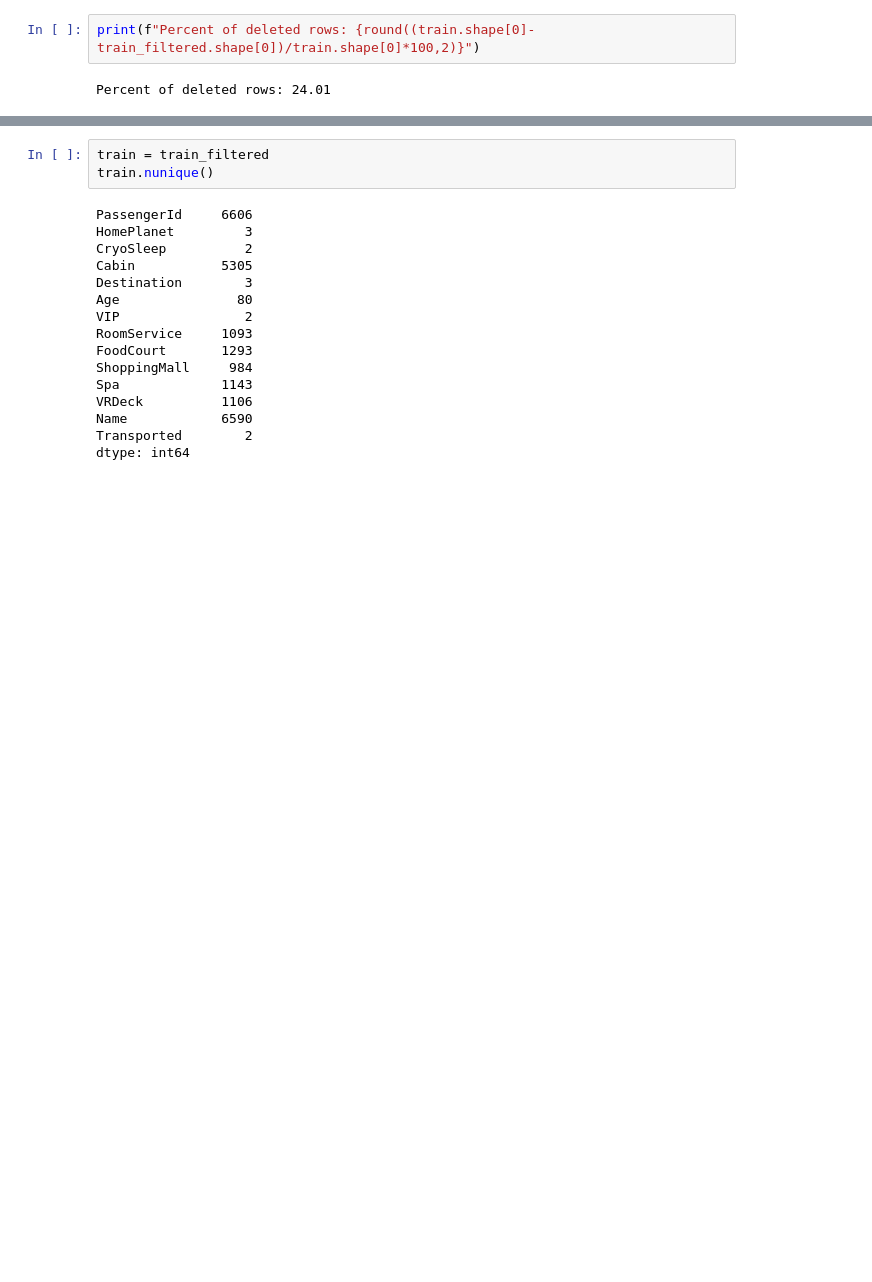
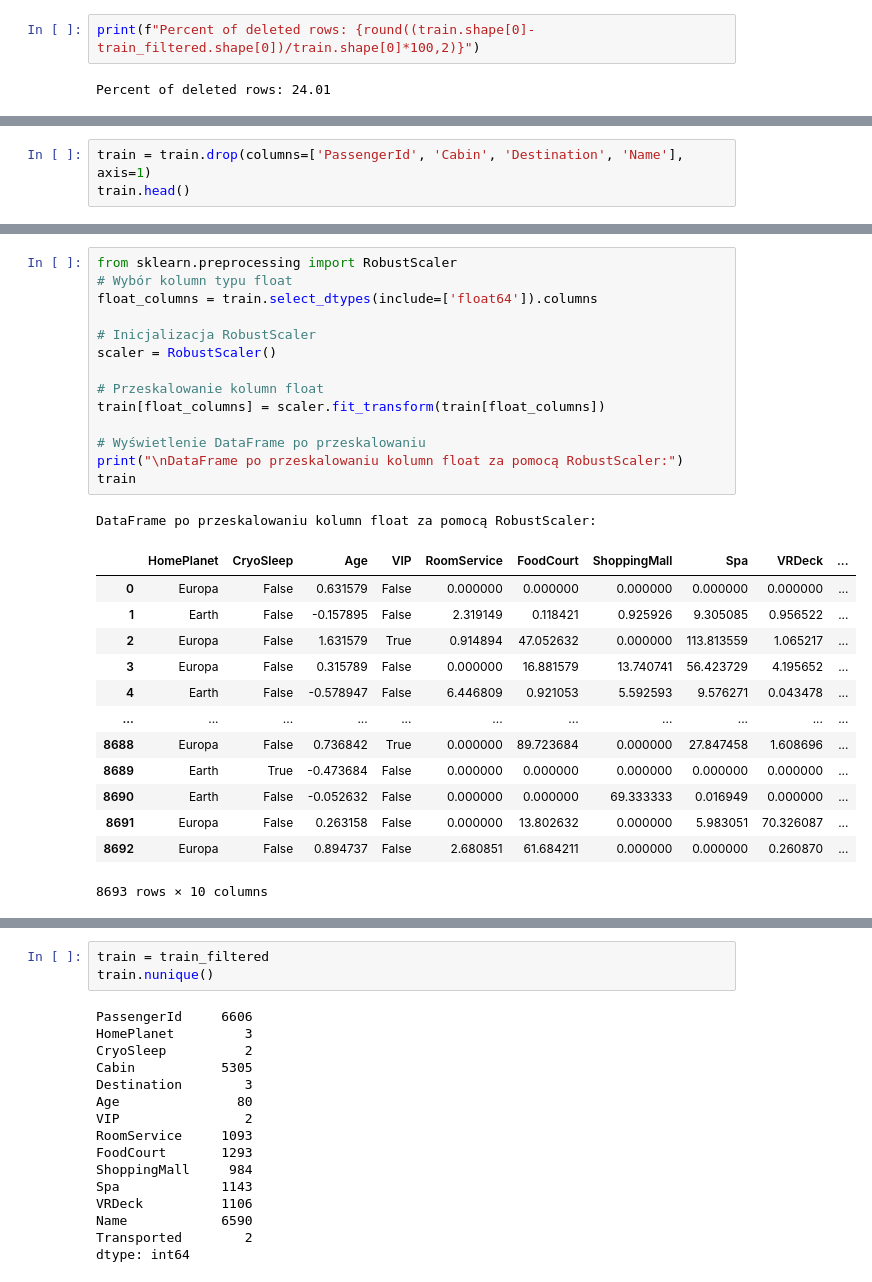
Before and after one commit to cluiverto/kaggle-perplexity, a Jupyter notebook: space_titanic/main.ipynb, the cells around one changed output, grey strips where cells are left out. Saved outputs shown, nothing was run; the diff lists cells and outputs as text; blank space fills up the shorter version.

```diff
--- a/space_titanic/main.ipynb
+++ b/space_titanic/main.ipynb
@@ -119,0 +97,3 @@ Percent of deleted rows: 24.01
+# %%
+train = train.drop(columns=['PassengerId', 'Cabin', 'Destination', 'Name'], axis=1)
+train.head()
@@ -119,0 +123,29 @@ Percent of deleted rows: 24.01
+# %%
+from sklearn.preprocessing import RobustScaler
+# Wybór kolumn typu float
+float_columns = train.select_dtypes(include=['float64']).columns
+
+# Inicjalizacja RobustScaler
+scaler = RobustScaler()
+
+# Przeskalowanie kolumn float
+train[float_columns] = scaler.fit_transform(train[float_columns])
+
+# Wyświetlenie DataFrame po przeskalowaniu
+print("\nDataFrame po przeskalowaniu kolumn float za pomocą RobustScaler:")
+train
+# %% [output]
+DataFrame po przeskalowaniu kolumn float za pomocą RobustScaler:
+|  | HomePlanet | CryoSleep | Age | VIP | RoomService | FoodCourt | ShoppingMall | Spa | VRDeck | ... |
+| 0 | Europa | False | 0.631579 | False | 0.000000 | 0.000000 | 0.000000 | 0.000000 | 0.000000 | ... |
+| 1 | Earth | False | -0.157895 | False | 2.319149 | 0.118421 | 0.925926 | 9.305085 | 0.956522 | ... |
+| 2 | Europa | False | 1.631579 | True | 0.914894 | 47.052632 | 0.000000 | 113.813559 | 1.065217 | ... |
+| 3 | Europa | False | 0.315789 | False | 0.000000 | 16.881579 | 13.740741 | 56.423729 | 4.195652 | ... |
+| 4 | Earth | False | -0.578947 | False | 6.446809 | 0.921053 | 5.592593 | 9.576271 | 0.043478 | ... |
+| ... | ... | ... | ... | ... | ... | ... | ... | ... | ... | ... |
+| 8688 | Europa | False | 0.736842 | True | 0.000000 | 89.723684 | 0.000000 | 27.847458 | 1.608696 | ... |
+| 8689 | Earth | True | -0.473684 | False | 0.000000 | 0.000000 | 0.000000 | 0.000000 | 0.000000 | ... |
+| 8690 | Earth | False | -0.052632 | False | 0.000000 | 0.000000 | 69.333333 | 0.016949 | 0.000000 | ... |
+| 8691 | Europa | False | 0.263158 | False | 0.000000 | 13.802632 | 0.000000 | 5.983051 | 70.326087 | ... |
+| 8692 | Europa | False | 0.894737 | False | 2.680851 | 61.684211 | 0.000000 | 0.000000 | 0.260870 | ... |
+8693 rows × 10 columns
```
Also changed, not shown: parts of 17 cells of this notebook.
